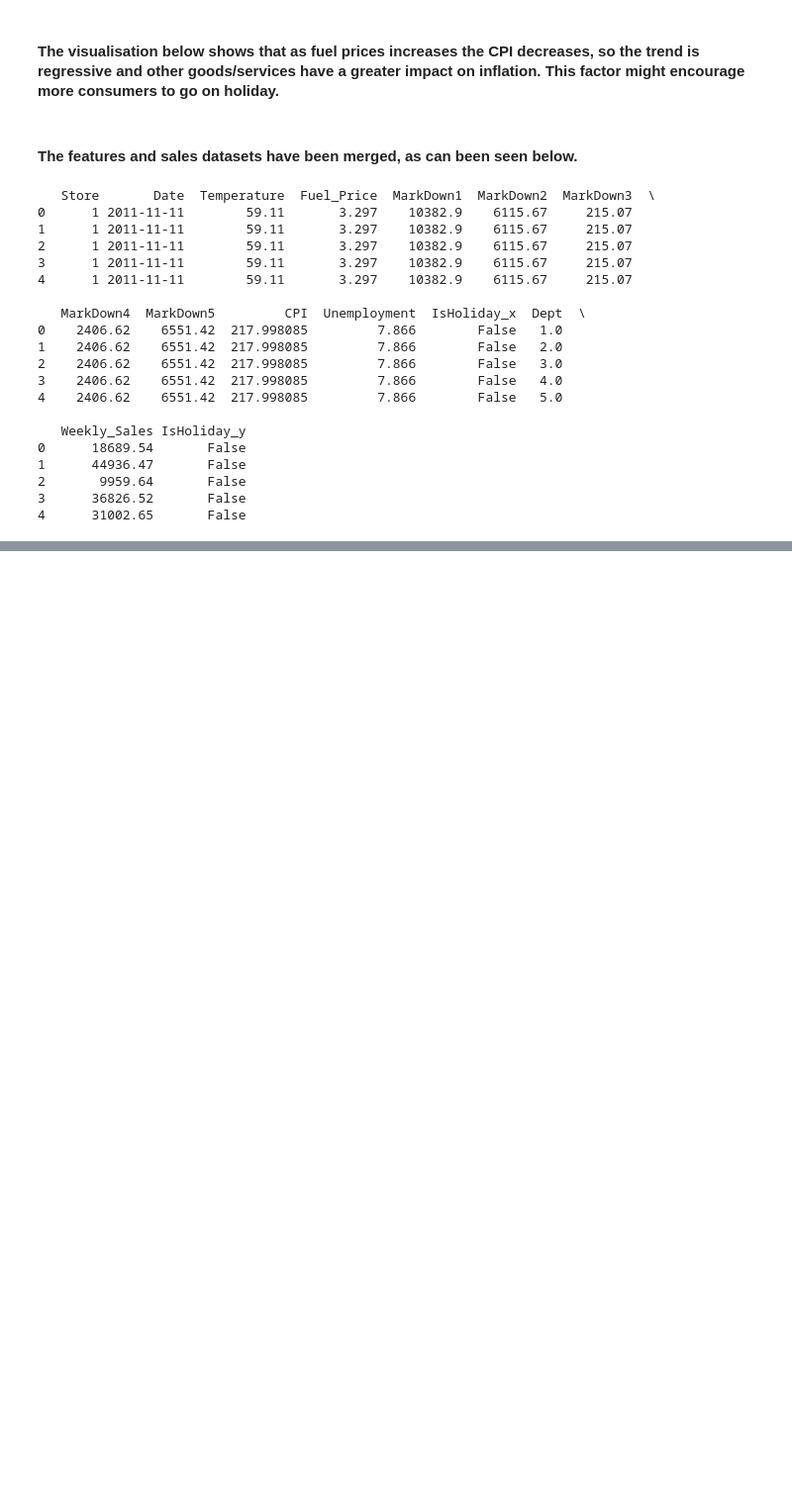
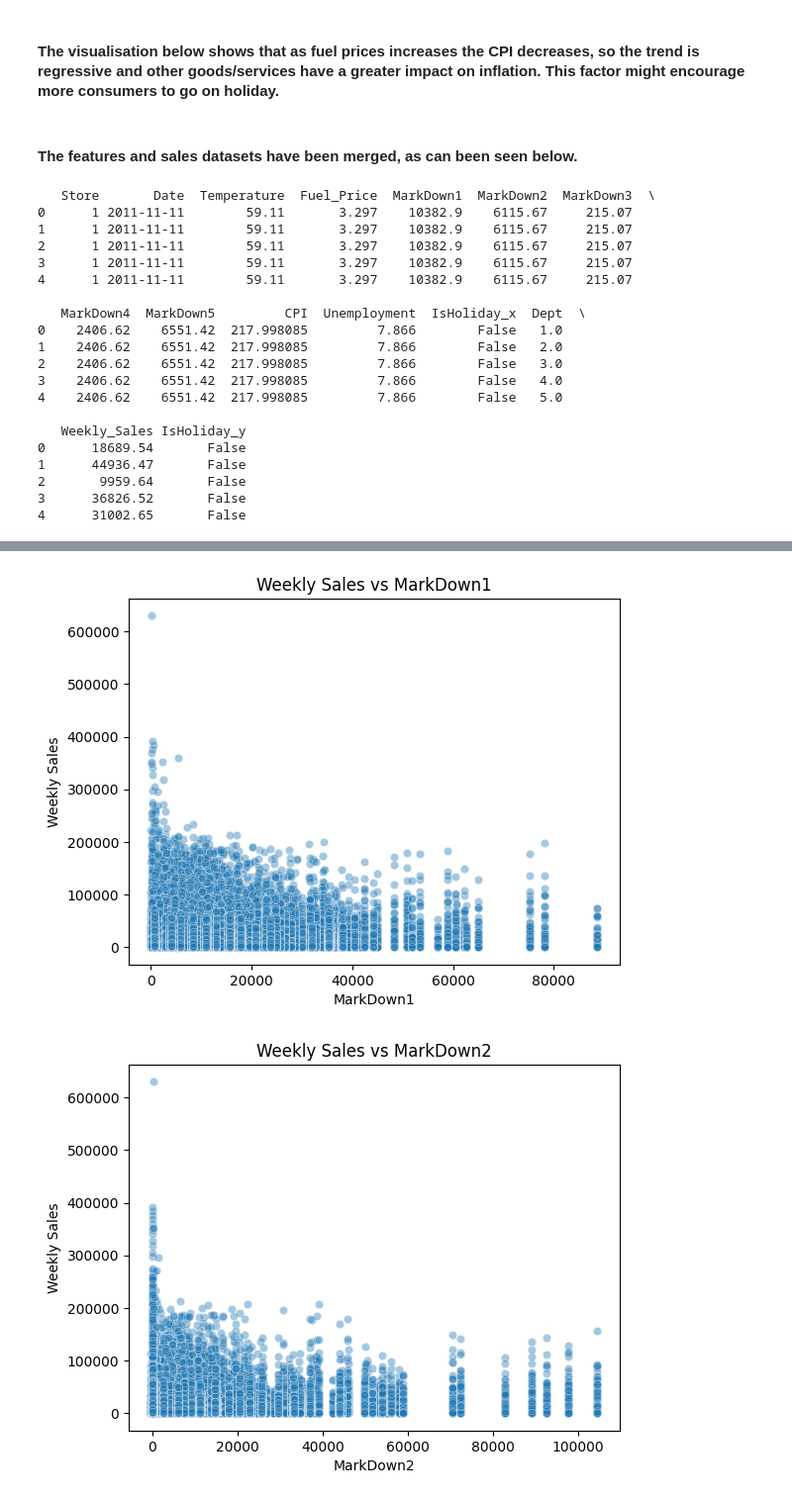
Before and after one commit to Ray99-cpu/Retail_Insights, a Jupyter notebook: jupyter_notebooks/test.ipynb, the cells around one changed output, grey strips where cells are left out. Shown at 99% size. Cells and saved outputs as stored; diff of their text form; code cells hidden in the pictures; blank space fills up the shorter version.

```diff
--- a/jupyter_notebooks/test.ipynb
+++ b/jupyter_notebooks/test.ipynb
@@ -264,0 +364,8 @@ merge_df.to_csv("../data/cleaned-data/merged_dataset.csv", index=False)
+# %%
+markdown_cols = ['MarkDown1', 'MarkDown2', 'MarkDown3', 'MarkDown4', 'MarkDown5']
+
+# Correlation of each markdown with Weekly Sales
+correlation = df[markdown_cols + ['Weekly_Sales']].corr()
+
+# Just display correlation with Weekly Sales
+print(correlation['Weekly_Sales'].sort_values(ascending=False))
@@ -264,0 +382,10 @@ merge_df.to_csv("../data/cleaned-data/merged_dataset.csv", index=False)
+# %%
+for col in markdown_cols:
+    sns.scatterplot(data=df, x=col, y='Weekly_Sales', alpha=0.4)
+    plt.title(f'Weekly Sales vs {col}')
+    plt.xlabel(col)
+    plt.ylabel('Weekly Sales')
+    plt.show()
+# %% [output]
+[figure, added]
+[figure, added]
```
Also changed, not shown: parts of 9 cells of this notebook.
